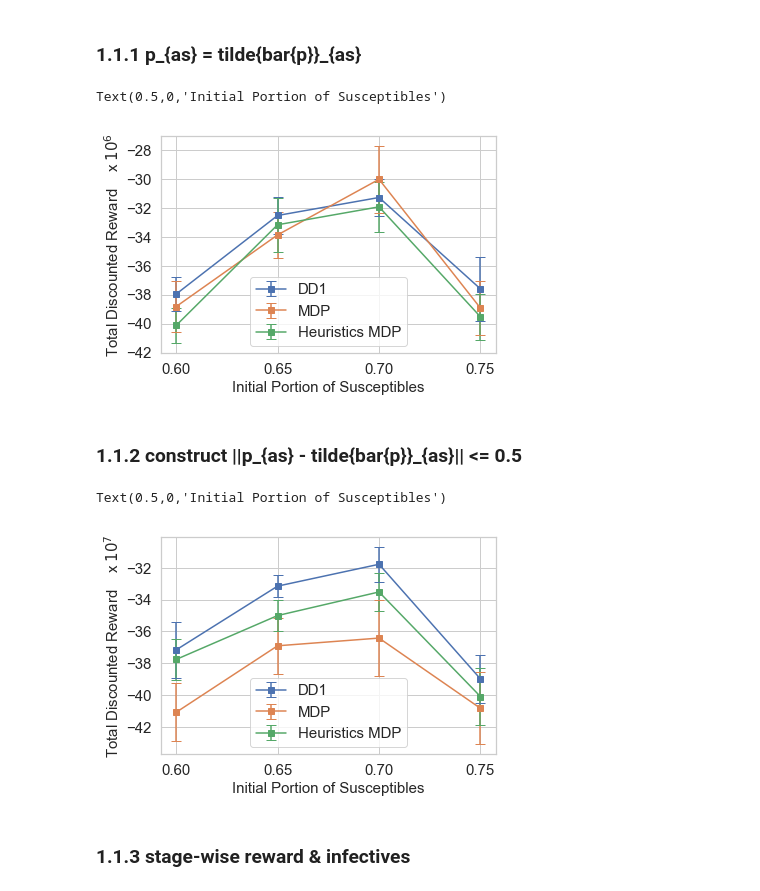
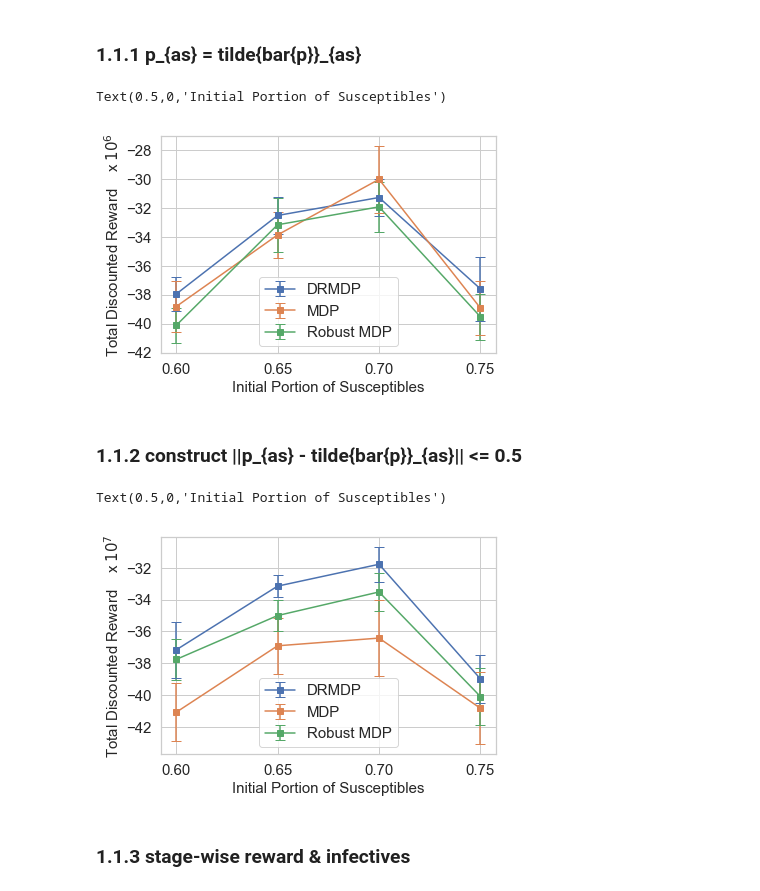
Before and after one commit to kadysongbb/drmdp, a Jupyter notebook: 20210629_plot.ipynb, the cells around one changed output. Cells and saved outputs as stored; diff of their text form; code cells hidden in the pictures.

```diff
--- a/20210629_plot.ipynb
+++ b/20210629_plot.ipynb
@@ -12,35 +12,35 @@ red = (0.7686274509803922, 0.3058823529411765, 0.3215686274509804)
 # %%
 from scipy.interpolate import interp1d
 import numpy as np
 import matplotlib.pyplot as plt
 import seaborn as sns
 
 sns.set()
 sns.set_style("whitegrid")
 
 drmdpdd1_avg_reward = [-37.962100, -32.538795, -31.298100, -37.605300]
 drmdpdd1_std = [1.145804, 1.284095, 1.290600, 2.207195]
 mdp_avg_reward = [-38.825387, -33.879100, -30.042820, -38.929650]
 mdp_std = [1.738041, 1.560273, 2.315244, 1.875846]
 heuristics_mdp_avg_reward = [-40.125387, -33.179100, -31.942820, -39.529650]
 heuristics_mdp_std = [1.238041, 1.860273, 1.715244, 1.575846]
 
 x = [0.6, 0.65, 0.7, 0.75]
 
 plt.figure()
-plt.errorbar(x, drmdpdd1_avg_reward, drmdpdd1_std, label = 'DD1', marker='s', capsize = 5, color = blue)
+plt.errorbar(x, drmdpdd1_avg_reward, drmdpdd1_std, label = 'DRMDP', marker='s', capsize = 5, color = blue)
 plt.errorbar(x, mdp_avg_reward, mdp_std, label = 'MDP', marker='s', capsize = 5, color = orange)
-plt.errorbar(x, heuristics_mdp_avg_reward, heuristics_mdp_std, label = 'Heuristics MDP', marker='s', capsize = 5, color = green)
+plt.errorbar(x, heuristics_mdp_avg_reward, heuristics_mdp_std, label = 'Robust MDP', marker='s', capsize = 5, color = green)
 
 plt.legend(fontsize = 15)
 plt.xticks([0.6, 0.65, 0.7, 0.75])
 plt.xticks(fontsize= 15)
 plt.yticks(fontsize= 15)
 plt.ylabel('Total Discounted Reward    x $10^6$', fontsize = 15)
 plt.xlabel('Initial Portion of Susceptibles', fontsize = 15)
 # %% [output]
 Text(0.5,0,'Initial Portion of Susceptibles')
-[figure, old version]
+[figure, new version]
 # %% [markdown]
 ### 1.1.2 construct ||p_{as} - tilde{bar{p}}_{as}|| <= 0.5
 # %%
@@ -62,9 +62,9 @@ heuristics_mdp_std = [1.315149, 0.960295, 1.200960, 1.768533]
 x = [0.6, 0.65, 0.7, 0.75]
 
 plt.figure()
-plt.errorbar(x, drmdpdd1_avg_reward, drmdpdd1_std, label = 'DD1', marker='s', capsize = 5, color = blue)
+plt.errorbar(x, drmdpdd1_avg_reward, drmdpdd1_std, label = 'DRMDP', marker='s', capsize = 5, color = blue)
 plt.errorbar(x, mdp_avg_reward, mdp_std, label = 'MDP', marker='s', capsize = 5, color = orange)
-plt.errorbar(x, heuristics_mdp_avg_reward, heuristics_mdp_std, label = 'Heuristics MDP', marker='s', capsize = 5, color = green)
+plt.errorbar(x, heuristics_mdp_avg_reward, heuristics_mdp_std, label = 'Robust MDP', marker='s', capsize = 5, color = green)
 
 plt.legend(fontsize = 15)
 plt.xticks([0.6, 0.65, 0.7, 0.75])
@@ -74,7 +74,7 @@ plt.ylabel('Total Discounted Reward    x $10^7$', fontsize = 15)
 plt.xlabel('Initial Portion of Susceptibles', fontsize = 15)
 # %% [output]
 Text(0.5,0,'Initial Portion of Susceptibles')
-[figure, old version]
+[figure, new version]
 # %% [markdown]
 ### 1.1.3 stage-wise reward & infectives
 # %%
```
Also changed, not shown: parts of 2 cells of this notebook.
